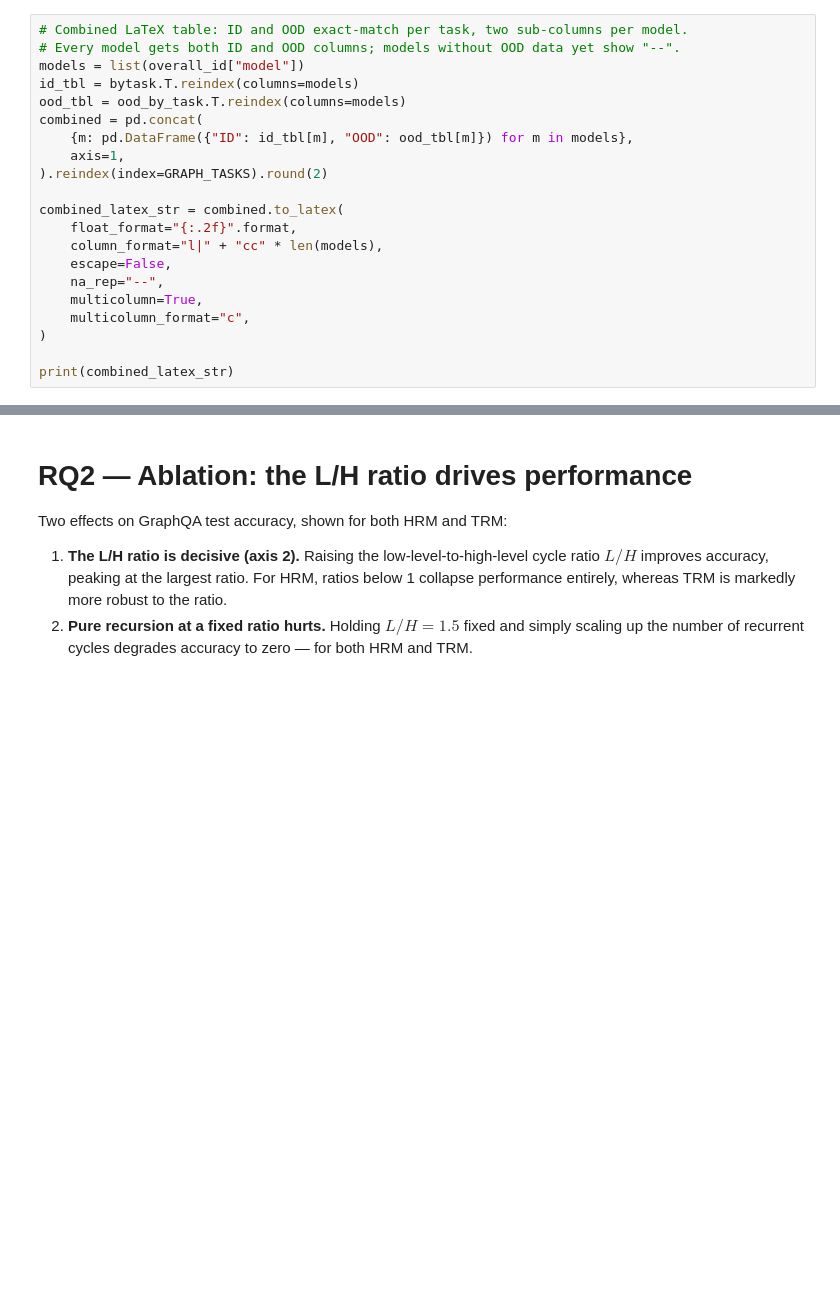
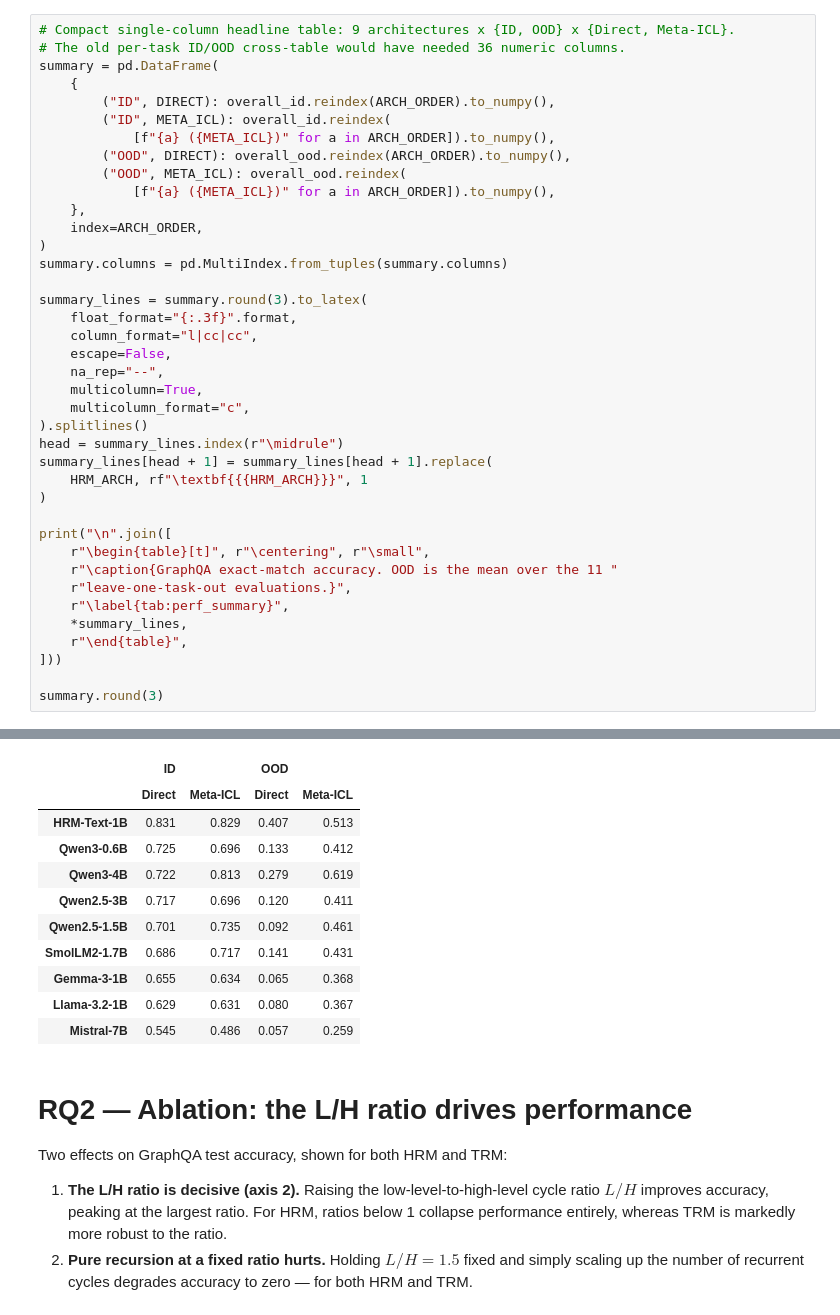
Before and after one commit to MariusAAROS/HRM-Text-for-Graphs, a Jupyter notebook: report/paper_results.ipynb, the cells around one changed output, grey strips where cells are left out. Drawn from its saved outputs; the diff is of its cells as text; blank space fills up the shorter version.

```diff
--- a/report/paper_results.ipynb
+++ b/report/paper_results.ipynb
@@ -350,22 +443,40 @@ TriangleCounting & 0.06 & 0.06 & 0.00 & 0.33 \\
 # %%
-# Combined LaTeX table: ID and OOD exact-match per task, two sub-columns per model.
-# Every model gets both ID and OOD columns; models without OOD data yet show "--".
-models = list(overall_id["model"])
-id_tbl = bytask.T.reindex(columns=models)
-ood_tbl = ood_by_task.T.reindex(columns=models)
-combined = pd.concat(
-    {m: pd.DataFrame({"ID": id_tbl[m], "OOD": ood_tbl[m]}) for m in models},
-    axis=1,
-).reindex(index=GRAPH_TASKS).round(2)
+# Compact single-column headline table: 9 architectures x {ID, OOD} x {Direct, Meta-ICL}.
+# The old per-task ID/OOD cross-table would have needed 36 numeric columns.
+summary = pd.DataFrame(
+    {
+        ("ID", DIRECT): overall_id.reindex(ARCH_ORDER).to_numpy(),
+        ("ID", META_ICL): overall_id.reindex(
+            [f"{a} ({META_ICL})" for a in ARCH_ORDER]).to_numpy(),
+        ("OOD", DIRECT): overall_ood.reindex(ARCH_ORDER).to_numpy(),
+        ("OOD", META_ICL): overall_ood.reindex(
+            [f"{a} ({META_ICL})" for a in ARCH_ORDER]).to_numpy(),
+    },
+    index=ARCH_ORDER,
+)
+summary.columns = pd.MultiIndex.from_tuples(summary.columns)
 
-combined_latex_str = combined.to_latex(
-    float_format="{:.2f}".format,
-    column_format="l|" + "cc" * len(models),
+summary_lines = summary.round(3).to_latex(
+    float_format="{:.3f}".format,
+    column_format="l|cc|cc",
     escape=False,
     na_rep="--",
     multicolumn=True,
     multicolumn_format="c",
+).splitlines()
+head = summary_lines.index(r"\midrule")
+summary_lines[head + 1] = summary_lines[head + 1].replace(
+    HRM_ARCH, rf"\textbf{{{HRM_ARCH}}}", 1
 )
 
-print(combined_latex_str)
+print("\n".join([
+    r"\begin{table}[t]", r"\centering", r"\small",
+    r"\caption{GraphQA exact-match accuracy. OOD is the mean over the 11 "
+    r"leave-one-task-out evaluations.}",
+    r"\label{tab:perf_summary}",
+    *summary_lines,
+    r"\end{table}",
+]))
+
+summary.round(3)
 # %% [output]
@@ -390,3 +500,14 @@ TriangleCounting & 0.59 & 0.06 & 0.59 & 0.06 & 0.54 & 0.00 & 0.61 & 0.33 \\
+|  | ID |  | OOD |  |
+|  | Direct | Meta-ICL | Direct | Meta-ICL |
+| HRM-Text-1B | 0.831 | 0.829 | 0.407 | 0.513 |
+| Qwen3-0.6B | 0.725 | 0.696 | 0.133 | 0.412 |
+| Qwen3-4B | 0.722 | 0.813 | 0.279 | 0.619 |
+| Qwen2.5-3B | 0.717 | 0.696 | 0.120 | 0.411 |
+| Qwen2.5-1.5B | 0.701 | 0.735 | 0.092 | 0.461 |
+| SmolLM2-1.7B | 0.686 | 0.717 | 0.141 | 0.431 |
+| Gemma-3-1B | 0.655 | 0.634 | 0.065 | 0.368 |
+| Llama-3.2-1B | 0.629 | 0.631 | 0.080 | 0.367 |
+| Mistral-7B | 0.545 | 0.486 | 0.057 | 0.259 |
 # %% [markdown]
 # RQ2 — Ablation: the L/H ratio drives performance
 
```
Also changed, not shown: parts of 11 cells of this notebook, 8 other files.
